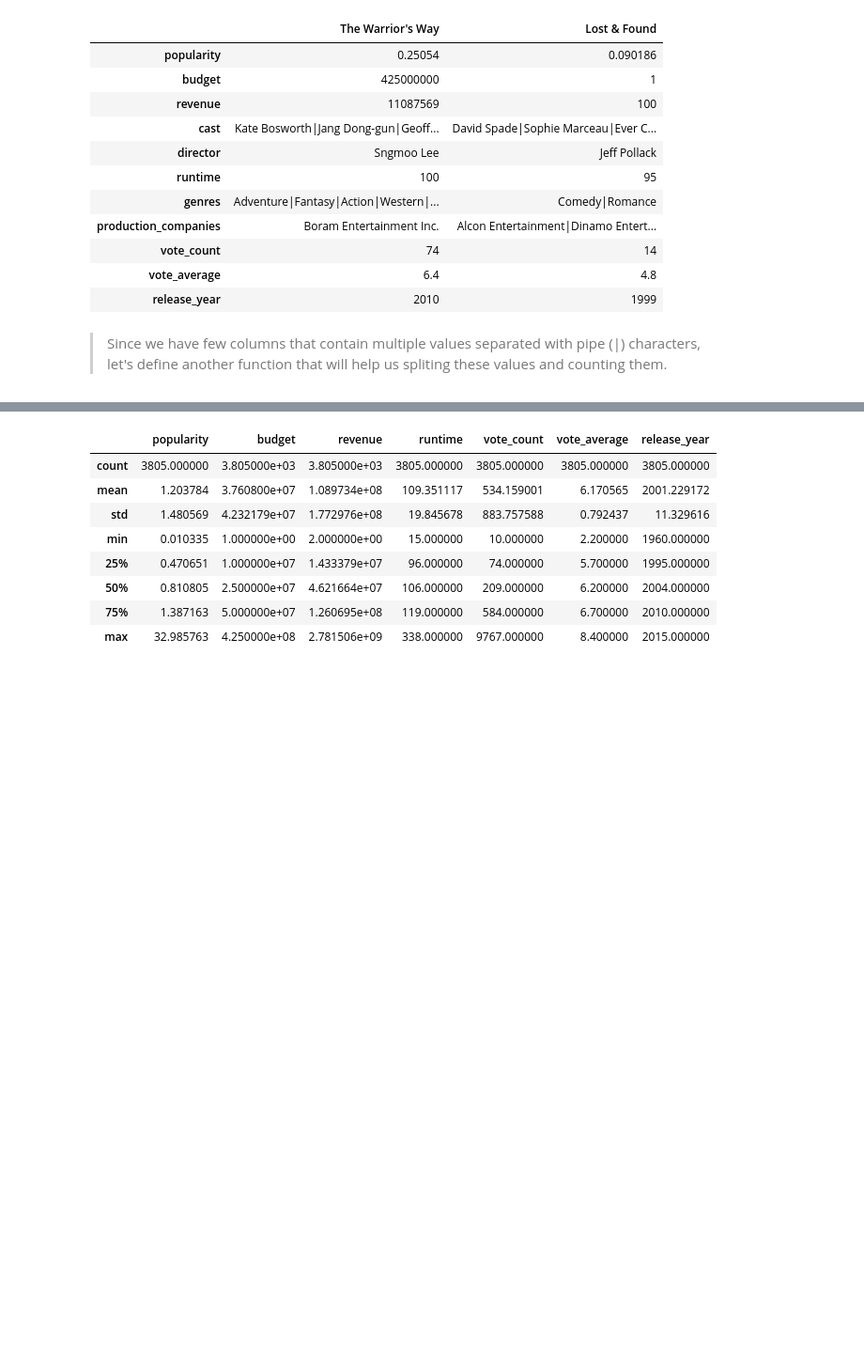
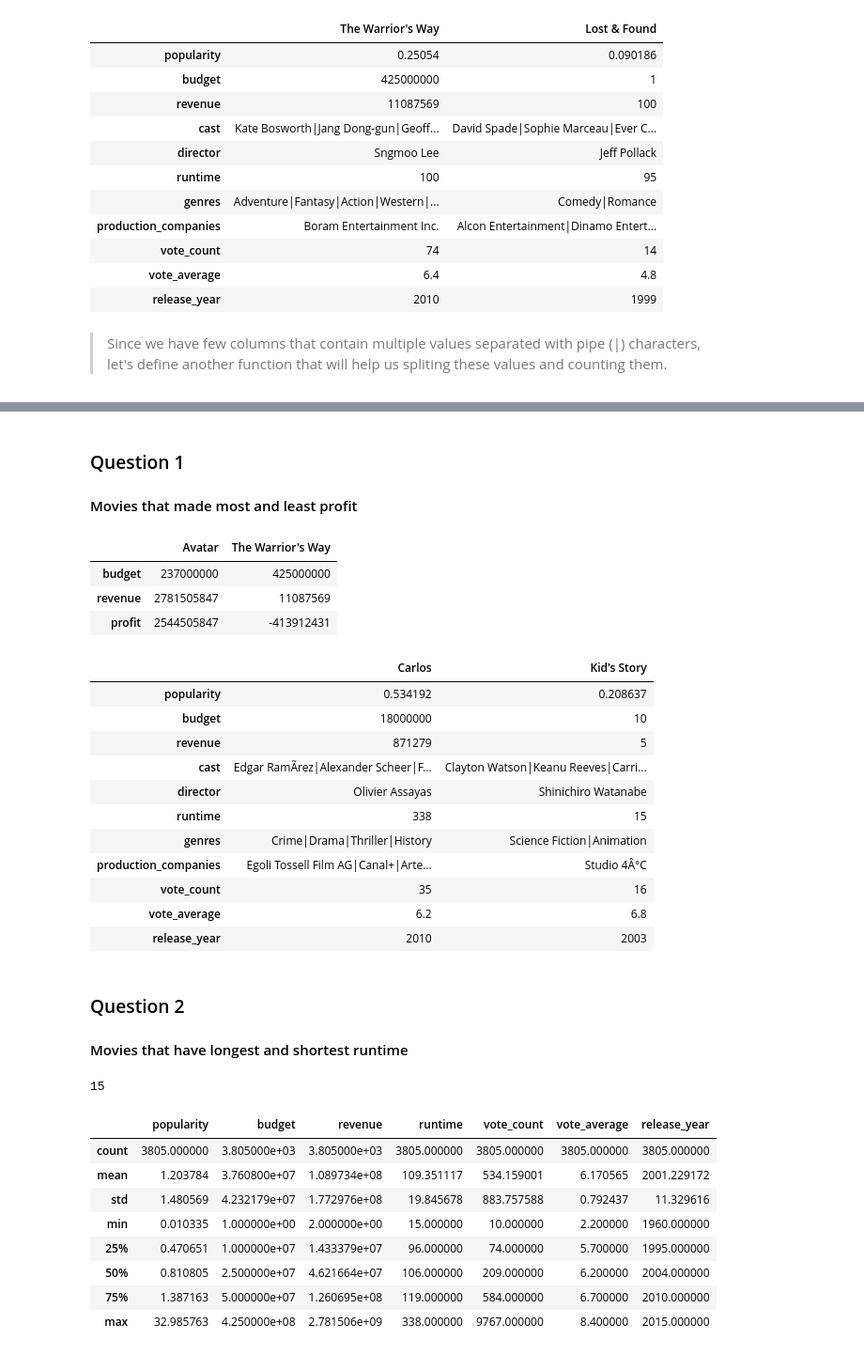
Before and after one commit to Steve-Choi/DAND, a Jupyter notebook: tmdb_project.ipynb, the cells around one changed output, grey strips where cells are left out. Shown: that part at 94% size. Drawn from its saved outputs; the diff is of its cells as text; code cells hidden in the pictures; blank space fills up the shorter version.

Commit message:
Added "Question 1"

```diff
--- a/tmdb_project.ipynb
+++ b/tmdb_project.ipynb
@@ -274,7 +274,7 @@ df.head(3)
 > To start with, let's write a function that returns an informational dataframe based on maximum and minimum *(first occurrence if many)* <br> of a requested column.
 # %%
 # define a function named find_extrema()
-def find_extrema(col):
+def find_extrema(col, df =df):
     # find index of maximum and minimum of a requested axis
     id_extrema = [df[col].idxmax(), df[col].idxmin()]
 
@@ -337,3 +337,40 @@ dtype: int64
+# %% [markdown]
+### Question 1
+#### Movies that made most and least profit
+# %%
+#
+cols = ['original_title','budget','revenue']
+df_temp = df[cols]
+df_temp.insert(3,'profit', df['revenue']-df['budget'])
+find_extrema('profit', df_temp)
+# %% [output]
+|  | Avatar | The Warrior's Way |
+| budget | 237000000 | 425000000 |
+| revenue | 2781505847 | 11087569 |
+| profit | 2544505847 | -413912431 |
+# %%
+# runtime ?
+find_extrema('runtime')
+# %% [output]
+|  | Carlos | Kid's Story |
+| popularity | 0.534192 | 0.208637 |
+| budget | 18000000 | 10 |
+| revenue | 871279 | 5 |
+| cast | Edgar RamÃ­rez|Alexander Scheer|F... | Clayton Watson|Keanu Reeves|Carri... |
+| director | Olivier Assayas | Shinichiro Watanabe |
+| runtime | 338 | 15 |
+| genres | Crime|Drama|Thriller|History | Science Fiction|Animation |
+| production_companies | Egoli Tossell Film AG|Canal+|Arte... | Studio 4Â°C |
+| vote_count | 35 | 16 |
+| vote_average | 6.2 | 6.8 |
+| release_year | 2010 | 2003 |
+# %% [markdown]
+### Question 2
+#### Movies that have longest and shortest runtime
+# %%
+df.runtime.min()
+# %% [output]
+15
 # %%
 df.describe()
 # %% [output]
```
Also changed, not shown: parts of 2 cells of this notebook.
